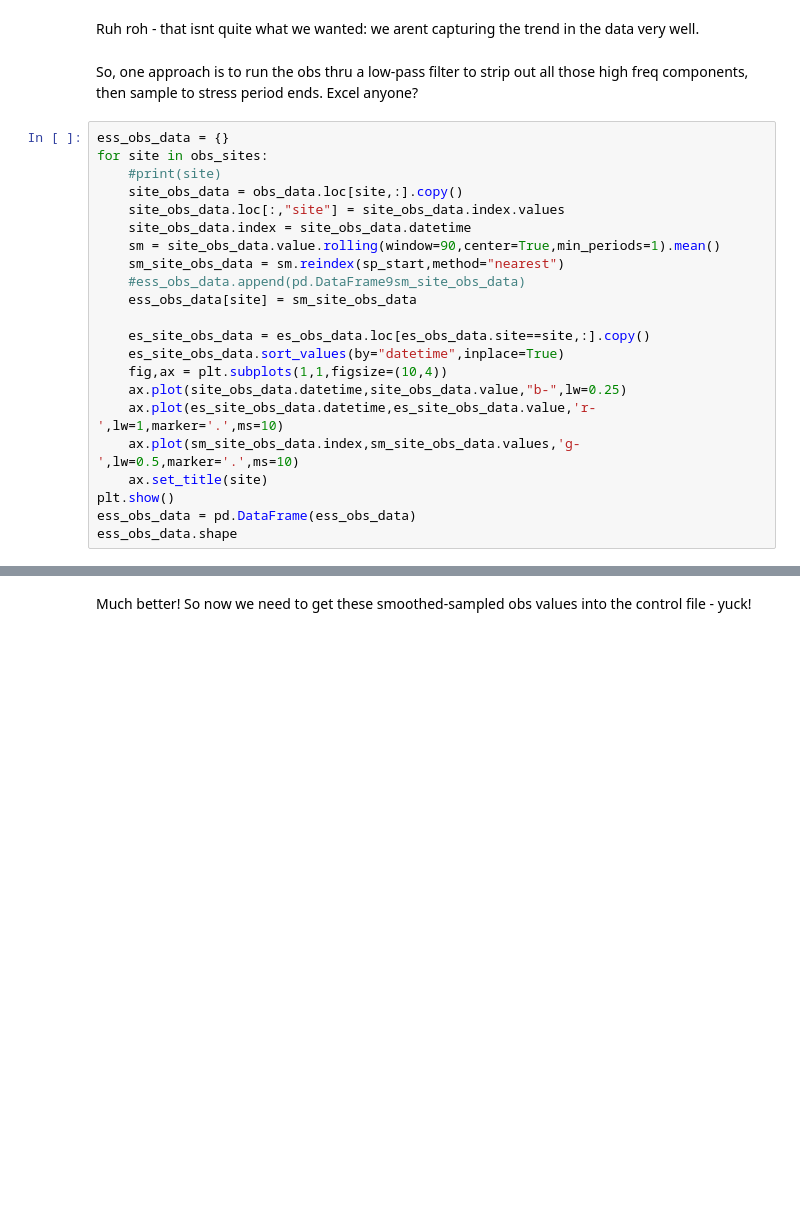
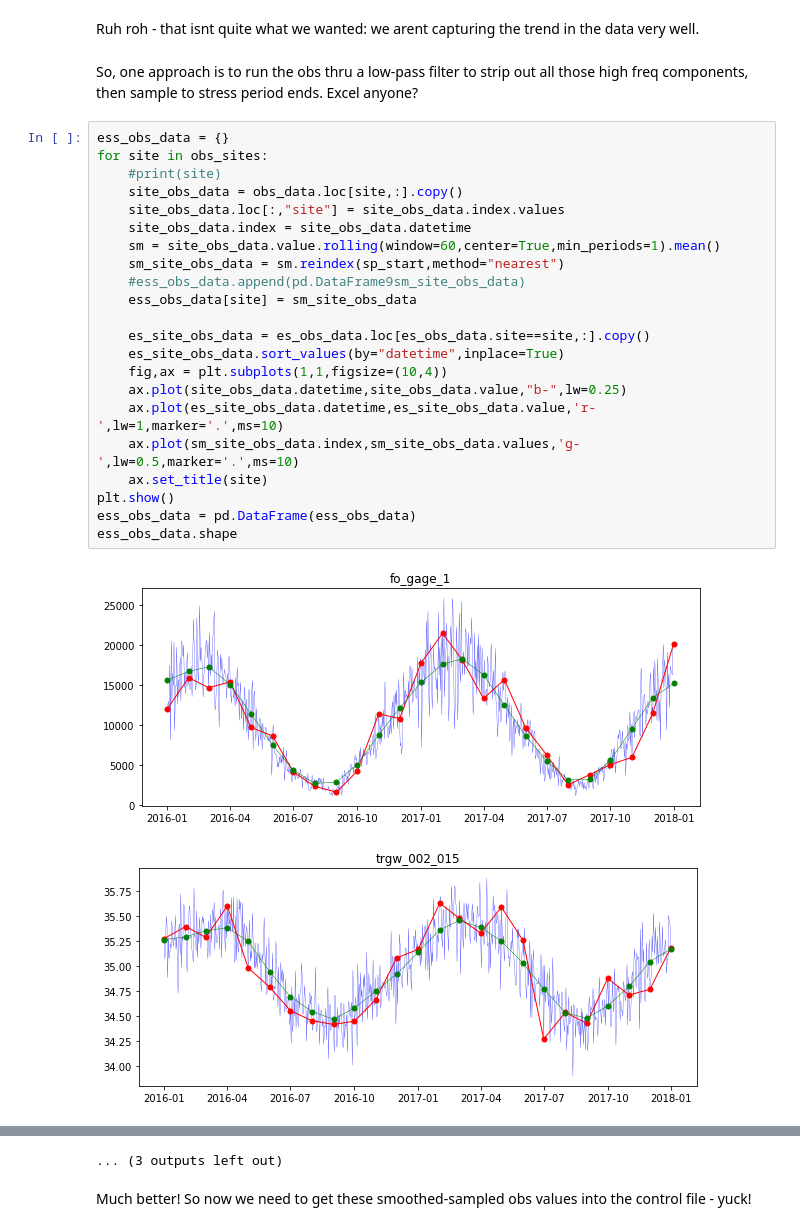
Before and after one commit to mnfienen/GW1876, a Jupyter notebook: activities_stpete/notebooks/process_obs_and_set_weights.ipynb, the cells around one changed output, grey strips where cells are left out. Saved outputs shown, nothing was run; the diff lists cells and outputs as text; blank space fills up the shorter version.

```diff
--- a/activities_stpete/notebooks/process_obs_and_set_weights.ipynb
+++ b/activities_stpete/notebooks/process_obs_and_set_weights.ipynb
@@ -131,22 +186,25 @@ So, one approach is to run the obs thru a low-pass filter to strip out all those
 # %%
 ess_obs_data = {}
 for site in obs_sites:
     #print(site)
     site_obs_data = obs_data.loc[site,:].copy()
     site_obs_data.loc[:,"site"] = site_obs_data.index.values
     site_obs_data.index = site_obs_data.datetime
-    sm = site_obs_data.value.rolling(window=90,center=True,min_periods=1).mean()
+    sm = site_obs_data.value.rolling(window=60,center=True,min_periods=1).mean()
     sm_site_obs_data = sm.reindex(sp_start,method="nearest")
     #ess_obs_data.append(pd.DataFrame9sm_site_obs_data)
     ess_obs_data[site] = sm_site_obs_data
 
     es_site_obs_data = es_obs_data.loc[es_obs_data.site==site,:].copy()
     es_site_obs_data.sort_values(by="datetime",inplace=True)
     fig,ax = plt.subplots(1,1,figsize=(10,4))
     ax.plot(site_obs_data.datetime,site_obs_data.value,"b-",lw=0.25)
     ax.plot(es_site_obs_data.datetime,es_site_obs_data.value,'r-',lw=1,marker='.',ms=10)
     ax.plot(sm_site_obs_data.index,sm_site_obs_data.values,'g-',lw=0.5,marker='.',ms=10)
     ax.set_title(site)
 plt.show()
 ess_obs_data = pd.DataFrame(ess_obs_data)
 ess_obs_data.shape
+# %% [output]
+[figure, added]
+[figure, added]
@@ -153,3 +221,4 @@ ess_obs_data.shape
+... (3 outputs left out)
 # %% [markdown]
 Much better!  So now we need to get these smoothed-sampled obs values into the control file - yuck!
 # %%
```
Also changed, not shown: parts of 21 cells of this notebook, 8 other files.
